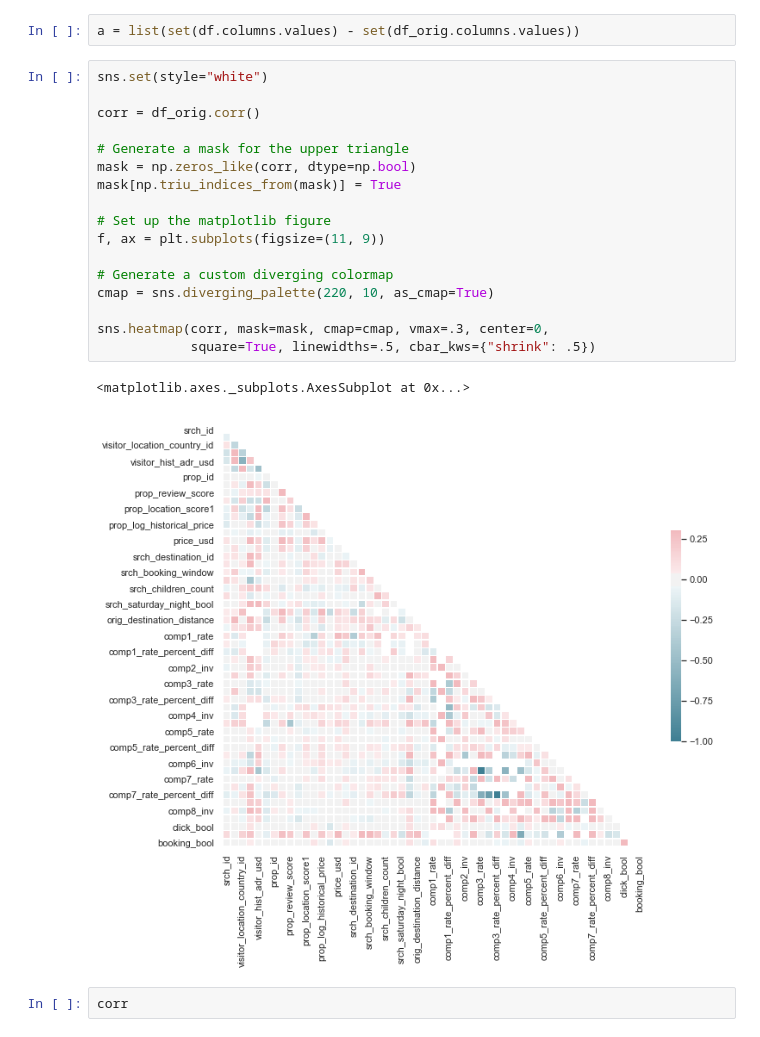
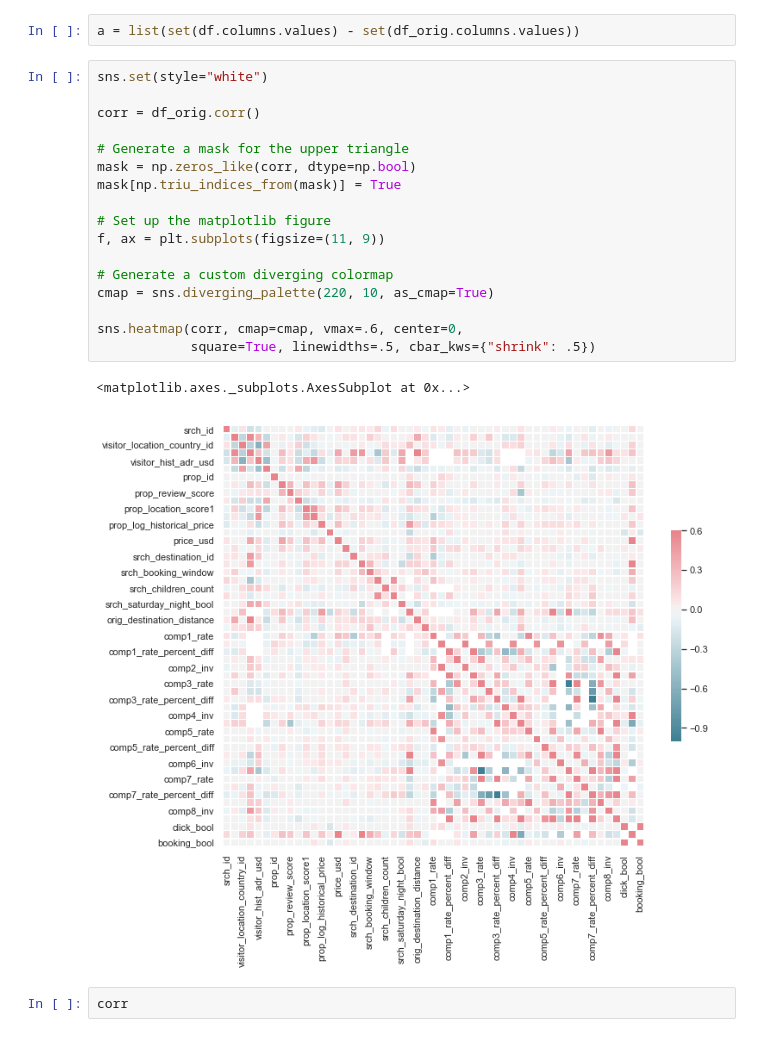
Before and after one commit to jig-san/dmt2019, a Jupyter notebook: Assignment2/eda.ipynb, the cells around one changed output. Saved outputs shown, nothing was run; the diff lists cells and outputs as text.

```diff
--- a/Assignment2/eda.ipynb
+++ b/Assignment2/eda.ipynb
@@ -19,23 +19,23 @@ a = list(set(df.columns.values) - set(df_orig.columns.values))
 # %%
 sns.set(style="white")
 
 corr = df_orig.corr()
 
 # Generate a mask for the upper triangle
 mask = np.zeros_like(corr, dtype=np.bool)
 mask[np.triu_indices_from(mask)] = True
 
 # Set up the matplotlib figure
 f, ax = plt.subplots(figsize=(11, 9))
 
 # Generate a custom diverging colormap
 cmap = sns.diverging_palette(220, 10, as_cmap=True)
 
-sns.heatmap(corr, mask=mask, cmap=cmap, vmax=.3, center=0,
+sns.heatmap(corr, cmap=cmap, vmax=.6, center=0,
             square=True, linewidths=.5, cbar_kws={"shrink": .5})
 # %% [output]
 <matplotlib.axes._subplots.AxesSubplot at 0x...>
-[figure, old version]
+[figure, new version]
 # %%
 corr
 # %% [output]
```
Also changed, not shown: parts of 1 cell of this notebook.
